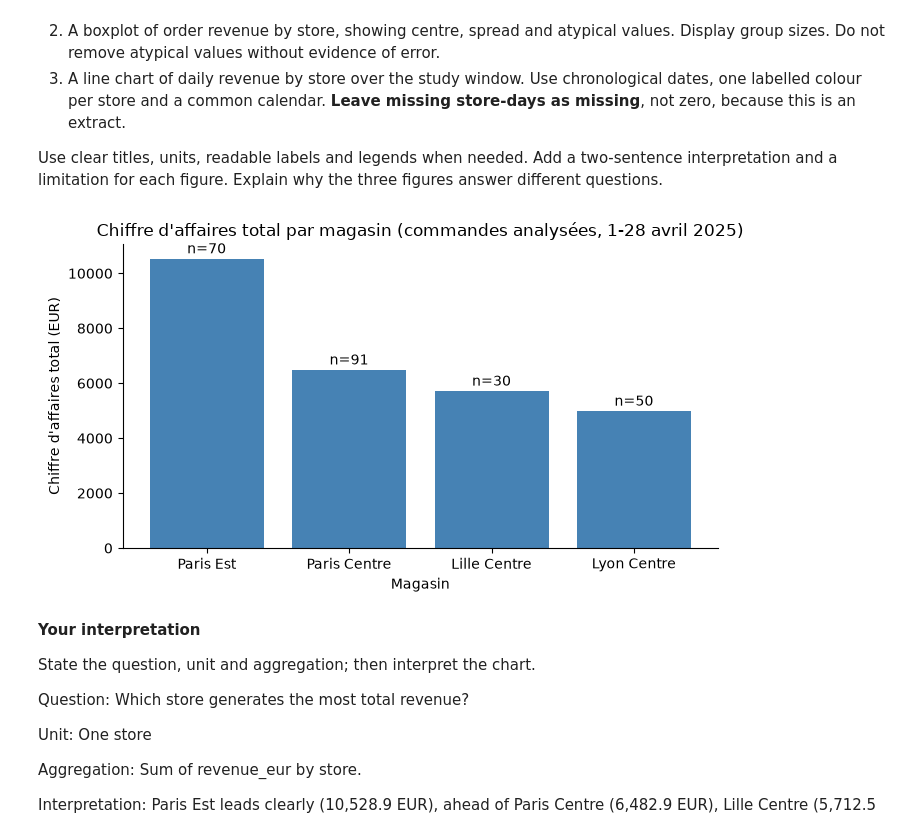
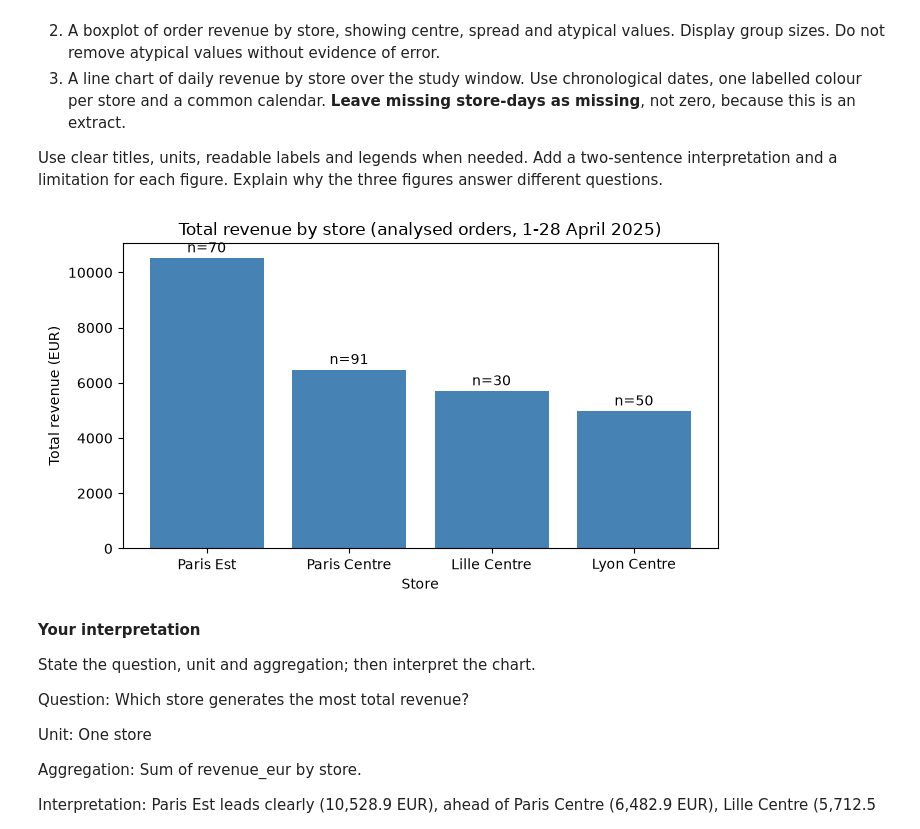
Before and after one commit to kimynh/INF4---Atelier-5, a Jupyter notebook: notebooks/05-Data-Integration-Case-Study.ipynb, the cells around one changed output. Saved outputs shown, nothing was run; the diff lists cells and outputs as text; code cells hidden in the pictures.

Commit message:
fix : correction de la note au manager, titres des figures en anglais et réexécution complète du notebook

```diff
--- a/notebooks/05-Data-Integration-Case-Study.ipynb
+++ b/notebooks/05-Data-Integration-Case-Study.ipynb
@@ -531,23 +531,23 @@ Use clear titles, units, readable labels and legends when needed. Add a two-sent
 # %%
 # Figure 1 — Total revenue by store
 
 store_summary_sorted = store_summary.sort_values("total_revenue_eur", ascending=False)
 
 fig, ax = plt.subplots(figsize=(7, 4))
 ax.bar(store_summary_sorted["store_name"], store_summary_sorted["total_revenue_eur"], color="steelblue")
-ax.set_title("Chiffre d'affaires total par magasin (commandes analysées, 1-28 avril 2025)")
-ax.set_xlabel("Magasin")
-ax.set_ylabel("Chiffre d'affaires total (EUR)")
+ax.set_title("Total revenue by store (analysed orders, 1-28 April 2025)")
+ax.set_xlabel("Store")
+ax.set_ylabel("Total revenue (EUR)")
 
 for i, row in store_summary_sorted.iterrows():
     ax.text(row["store_name"], row["total_revenue_eur"] + 200,
             "n=" + str(row["order_count"]), ha="center")
 
 plt.tight_layout()
 fig.savefig(OUT_DIR / "figure1_total_revenue_by_store.png", dpi=150)
 plt.show()
 # %% [output]
-[figure, old version]
+[figure, new version]
 # %% [markdown]
 **Your interpretation**
 
```
Also changed, not shown: parts of 4 cells of this notebook, 2 other files.
